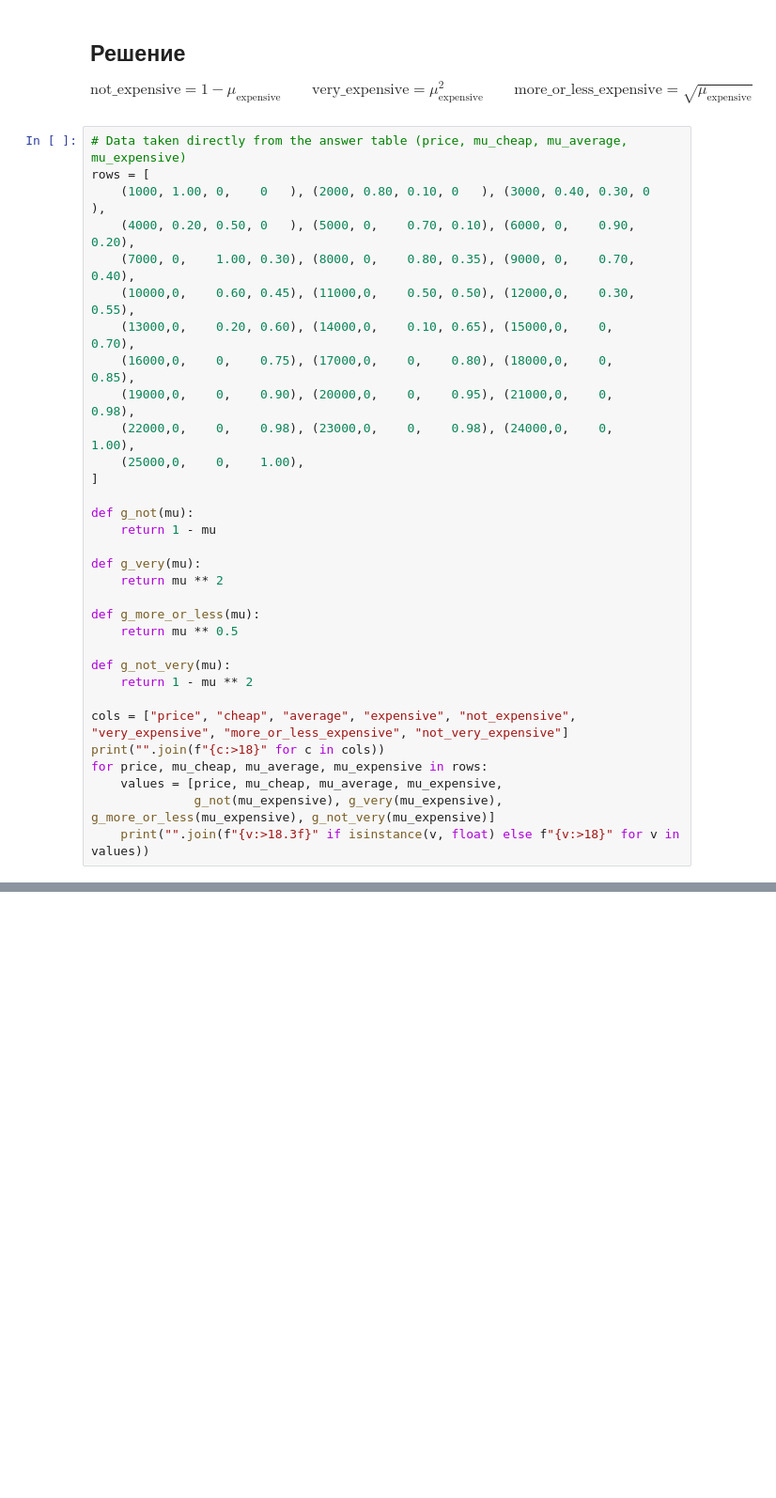
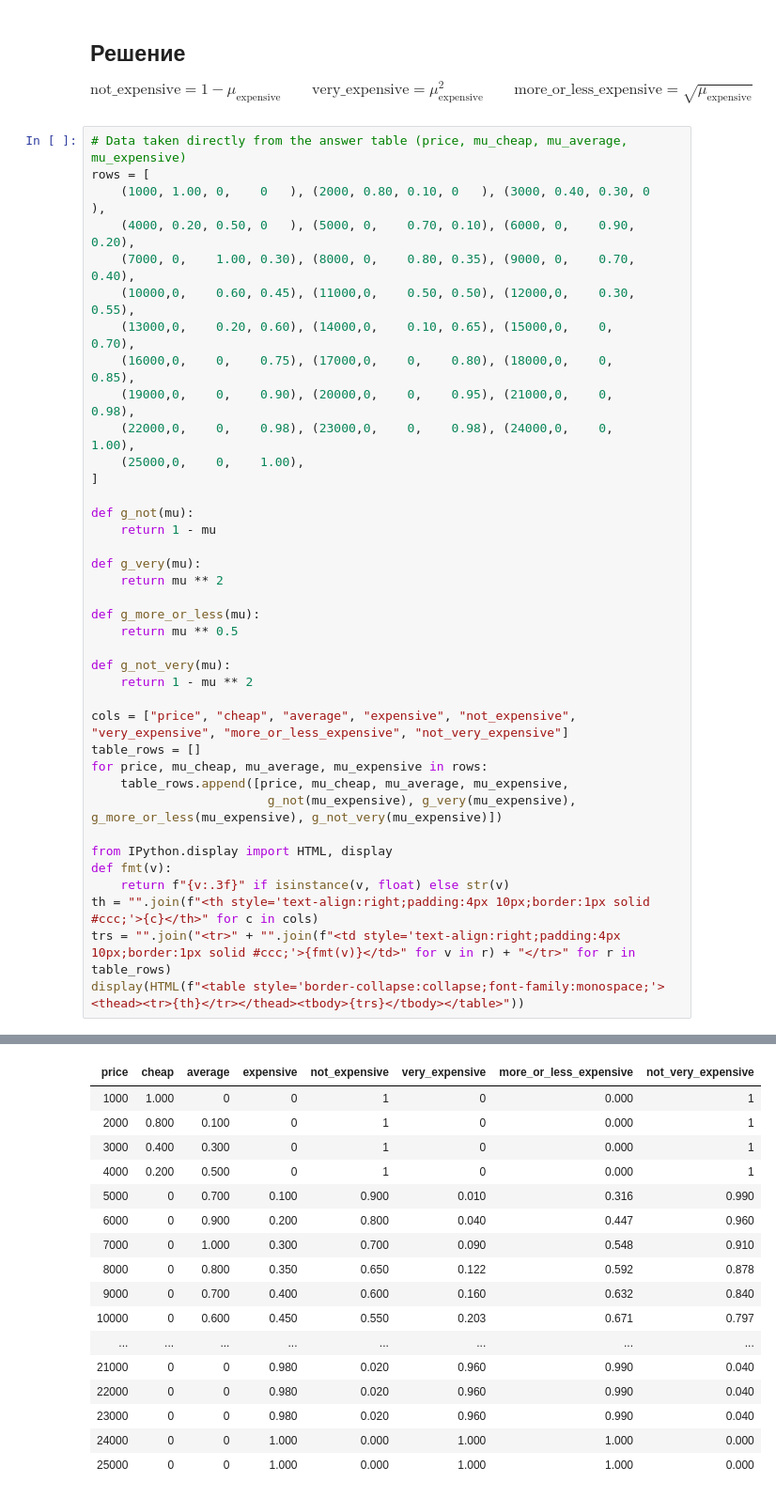
Before and after one commit to sabahtalateh/ainots, a Jupyter notebook: specgraphlog/task8_price.ipynb, the cells around one changed output, grey strips where cells are left out. Shown at 94% size. Saved outputs shown, nothing was run; the diff lists cells and outputs as text; blank space fills up the shorter version.

Commit message:
specgraphlog: таблицы в task8_price/task8_set_ops теперь HTML (fixed-width print ломался на GitHub)

```diff
--- a/specgraphlog/task8_price.ipynb
+++ b/specgraphlog/task8_price.ipynb
@@ -45,9 +45,15 @@ def g_not_very(mu):
     return 1 - mu ** 2
 
 cols = ["price", "cheap", "average", "expensive", "not_expensive", "very_expensive", "more_or_less_expensive", "not_very_expensive"]
-print("".join(f"{c:>18}" for c in cols))
+table_rows = []
 for price, mu_cheap, mu_average, mu_expensive in rows:
-    values = [price, mu_cheap, mu_average, mu_expensive,
-              g_not(mu_expensive), g_very(mu_expensive), g_more_or_less(mu_expensive), g_not_very(mu_expensive)]
-    print("".join(f"{v:>18.3f}" if isinstance(v, float) else f"{v:>18}" for v in values))
+    table_rows.append([price, mu_cheap, mu_average, mu_expensive,
+                        g_not(mu_expensive), g_very(mu_expensive), g_more_or_less(mu_expensive), g_not_very(mu_expensive)])
+
+from IPython.display import HTML, display
+def fmt(v):
+    return f"{v:.3f}" if isinstance(v, float) else str(v)
+th = "".join(f"<th style='text-align:right;padding:4px 10px;border:1px solid #ccc;'>{c}</th>" for c in cols)
+trs = "".join("<tr>" + "".join(f"<td style='text-align:right;padding:4px 10px;border:1px solid #ccc;'>{fmt(v)}</td>" for v in r) + "</tr>" for r in table_rows)
+display(HTML(f"<table style='border-collapse:collapse;font-family:monospace;'><thead><tr>{th}</tr></thead><tbody>{trs}</tbody></table>"))
 # %% [output]
@@ -71,3 +60,20 @@ for price, mu_cheap, mu_average, mu_expensive in rows:
+| price | cheap | average | expensive | not_expensive | very_expensive | more_or_less_expensive | not_very_expensive |
+| 1000 | 1.000 | 0 | 0 | 1 | 0 | 0.000 | 1 |
+| 2000 | 0.800 | 0.100 | 0 | 1 | 0 | 0.000 | 1 |
+| 3000 | 0.400 | 0.300 | 0 | 1 | 0 | 0.000 | 1 |
+| 4000 | 0.200 | 0.500 | 0 | 1 | 0 | 0.000 | 1 |
+| 5000 | 0 | 0.700 | 0.100 | 0.900 | 0.010 | 0.316 | 0.990 |
+| 6000 | 0 | 0.900 | 0.200 | 0.800 | 0.040 | 0.447 | 0.960 |
+| 7000 | 0 | 1.000 | 0.300 | 0.700 | 0.090 | 0.548 | 0.910 |
+| 8000 | 0 | 0.800 | 0.350 | 0.650 | 0.122 | 0.592 | 0.878 |
+| 9000 | 0 | 0.700 | 0.400 | 0.600 | 0.160 | 0.632 | 0.840 |
+| 10000 | 0 | 0.600 | 0.450 | 0.550 | 0.203 | 0.671 | 0.797 |
+| ... | ... | ... | ... | ... | ... | ... | ... |
+| 21000 | 0 | 0 | 0.980 | 0.020 | 0.960 | 0.990 | 0.040 |
+| 22000 | 0 | 0 | 0.980 | 0.020 | 0.960 | 0.990 | 0.040 |
+| 23000 | 0 | 0 | 0.980 | 0.020 | 0.960 | 0.990 | 0.040 |
+| 24000 | 0 | 0 | 1.000 | 0.000 | 1.000 | 1.000 | 0.000 |
+| 25000 | 0 | 0 | 1.000 | 0.000 | 1.000 | 1.000 | 0.000 |
 # %%
 # Data taken directly from the answer table (price, mu_cheap, mu_average, mu_expensive)
 rows = [
```
Also changed, not shown: parts of 1 cell of this notebook, 1 other file.
